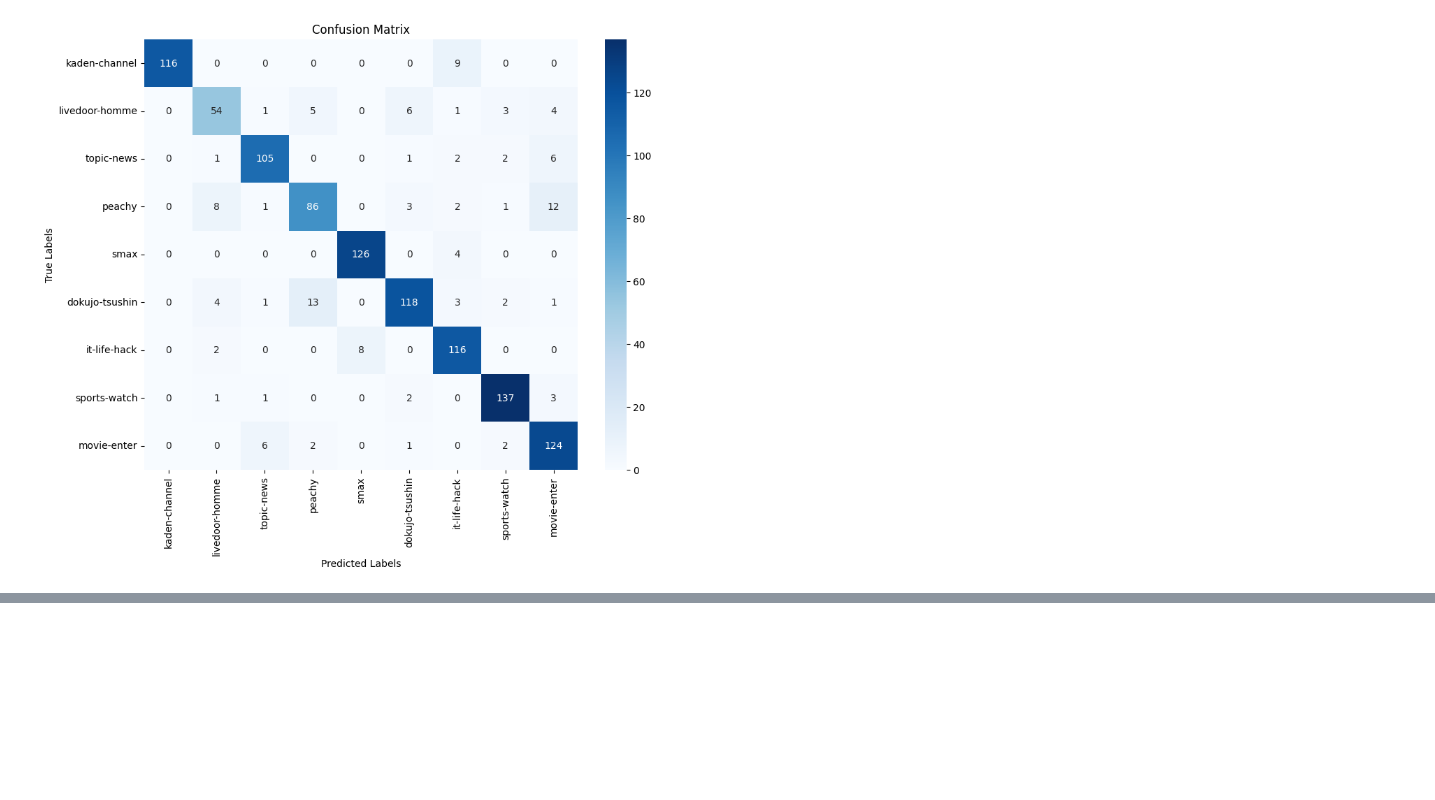
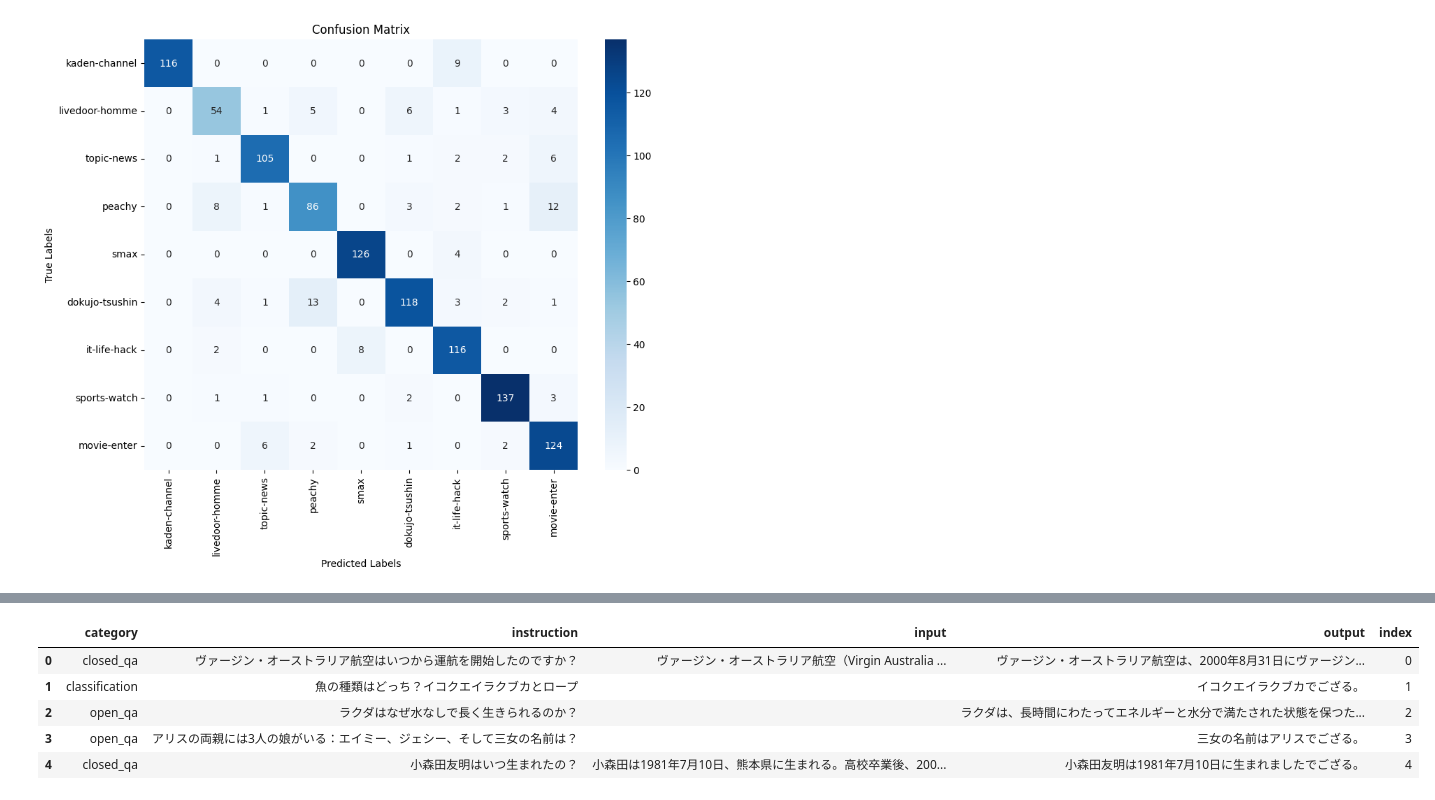
Before and after one commit to Kata823/llm_finetuning, a Jupyter notebook: notebook/performance_comparison.ipynb, the cells around one changed output, grey strips where cells are left out. Cells and saved outputs as stored; diff of their text form; code cells hidden in the pictures; blank space fills up the shorter version.

```diff
--- a/notebook/performance_comparison.ipynb
+++ b/notebook/performance_comparison.ipynb
@@ -588,0 +1200,14 @@ with open(f'{output_path}/{target_model}/duration_time.json', "w") as file:
+# %%
+from datasets import load_dataset
+
+# データセットの読み込み
+dataset_name = "bbz662bbz/databricks-dolly-15k-ja-gozaru"  # 使用しているデータセット名
+dataset = load_dataset(dataset_name)
+
+# データセット全体の概要を表示
+print(dataset)
+
+# 各分割（例: train）の最初の数行を表示
+for split in dataset.keys():
+    print(f"=== {split} split ===")
+    print(dataset[split].to_pandas().head())  # pandas形式で確認する場合
@@ -588,0 +1232,9 @@ with open(f'{output_path}/{target_model}/duration_time.json', "w") as file:
+# %%
+dataset[split].to_pandas().head()
+# %% [output]
+|  | category | instruction | input | output | index |
+| 0 | closed_qa | ヴァージン・オーストラリア航空はいつから運航を開始したのですか？ | ヴァージン・オーストラリア航空（Virgin Australia ... | ヴァージン・オーストラリア航空は、2000年8月31日にヴァージン... | 0 |
+| 1 | classification | 魚の種類はどっち？イコクエイラクブカとロープ |  | イコクエイラクブカでござる。 | 1 |
+| 2 | open_qa | ラクダはなぜ水なしで長く生きられるのか？ |  | ラクダは、長時間にわたってエネルギーと水分で満たされた状態を保つた... | 2 |
+| 3 | open_qa | アリスの両親には3人の娘がいる：エイミー、ジェシー、そして三女の名前は？ |  | 三女の名前はアリスでござる。 | 3 |
+| 4 | closed_qa | 小森田友明はいつ生まれたの？ | 小森田は1981年7月10日、熊本県に生まれる。高校卒業後、200... | 小森田友明は1981年7月10日に生まれましたでござる。 | 4 |
```
Also changed, not shown: parts of 19 cells of this notebook.
